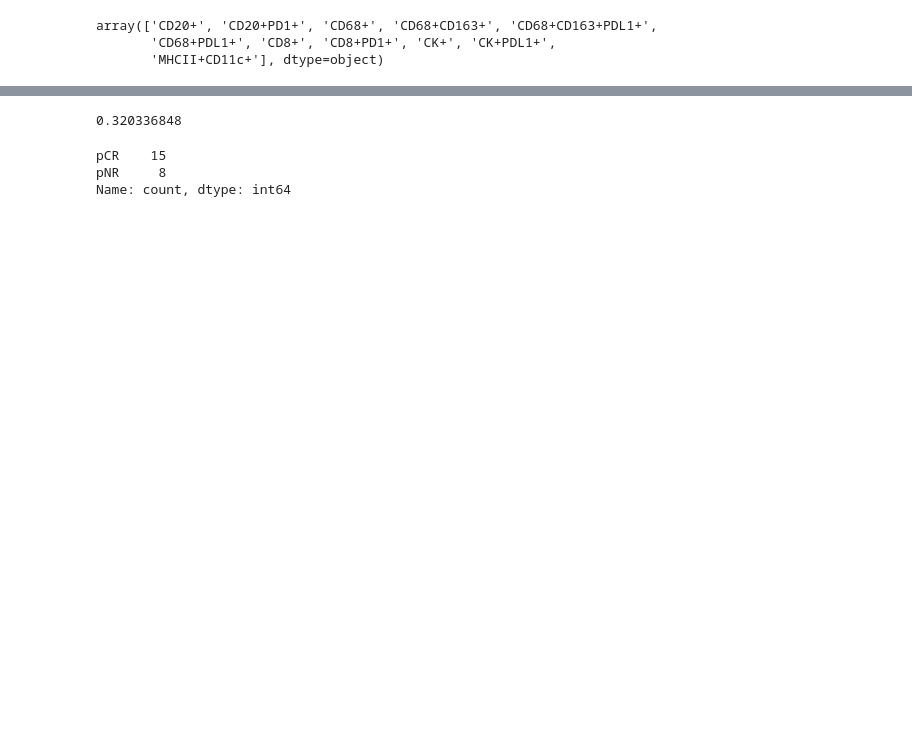
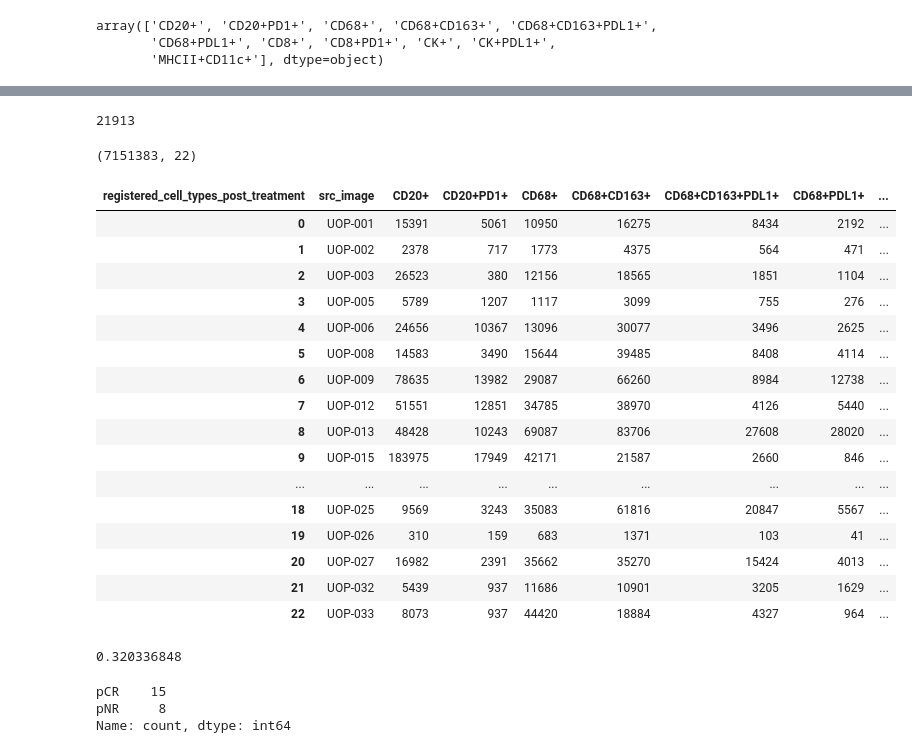
Before and after one commit to Huang-AI4Medicine-Lab/cscc_mif_analysis, a Jupyter notebook: density_analyses.ipynb, the cells around one changed output, grey strips where cells are left out. Drawn from its saved outputs; the diff is of its cells as text; code cells hidden in the pictures; blank space fills up the shorter version.

```diff
--- a/density_analyses.ipynb
+++ b/density_analyses.ipynb
@@ -53,3 +61,11 @@ Loading predefined regions...
+# %%
+len(np.unique(cell_frame[region_key]))
+# %% [output]
+21913
+# %%
+cell_frame.shape
+# %% [output]
+(7151383, 22)
 # %%
 cell_frame = cell_frame[cell_frame[region_key].isin(region_names_to_keep)]
 # %%
@@ -59,5 +75,25 @@ cell_count_df = cell_frame.pivot_table(
     aggfunc='size',
     fill_value=0
 ).reset_index()
+# %%
+cell_count_df
+# %% [output]
+| registered_cell_types_post_treatment | src_image | CD20+ | CD20+PD1+ | CD68+ | CD68+CD163+ | CD68+CD163+PDL1+ | CD68+PDL1+ | ... |
+| 0 | UOP-001 | 15391 | 5061 | 10950 | 16275 | 8434 | 2192 | ... |
+| 1 | UOP-002 | 2378 | 717 | 1773 | 4375 | 564 | 471 | ... |
+| 2 | UOP-003 | 26523 | 380 | 12156 | 18565 | 1851 | 1104 | ... |
+| 3 | UOP-005 | 5789 | 1207 | 1117 | 3099 | 755 | 276 | ... |
+| 4 | UOP-006 | 24656 | 10367 | 13096 | 30077 | 3496 | 2625 | ... |
+| 5 | UOP-008 | 14583 | 3490 | 15644 | 39485 | 8408 | 4114 | ... |
+| 6 | UOP-009 | 78635 | 13982 | 29087 | 66260 | 8984 | 12738 | ... |
+| 7 | UOP-012 | 51551 | 12851 | 34785 | 38970 | 4126 | 5440 | ... |
+| 8 | UOP-013 | 48428 | 10243 | 69087 | 83706 | 27608 | 28020 | ... |
+| 9 | UOP-015 | 183975 | 17949 | 42171 | 21587 | 2660 | 846 | ... |
+| ... | ... | ... | ... | ... | ... | ... | ... | ... |
+| 18 | UOP-025 | 9569 | 3243 | 35083 | 61816 | 20847 | 5567 | ... |
+| 19 | UOP-026 | 310 | 159 | 683 | 1371 | 103 | 41 | ... |
+| 20 | UOP-027 | 16982 | 2391 | 35662 | 35270 | 15424 | 4013 | ... |
+| 21 | UOP-032 | 5439 | 937 | 11686 | 10901 | 3205 | 1629 | ... |
+| 22 | UOP-033 | 8073 | 937 | 44420 | 18884 | 4327 | 964 | ... |
 # %%
 valid_cell_types = ['CD20+', 'CD20+PD1+', 'CD68+', 'CD68+CD163+', 'CD68+CD163+PDL1+', 'CD68+PDL1+', 'CD8+', 'CD8+PD1+', 'CK+', 'CK+PDL1+', 'MHCII+CD11c+']
```
Also changed, not shown: parts of 15 cells of this notebook.
